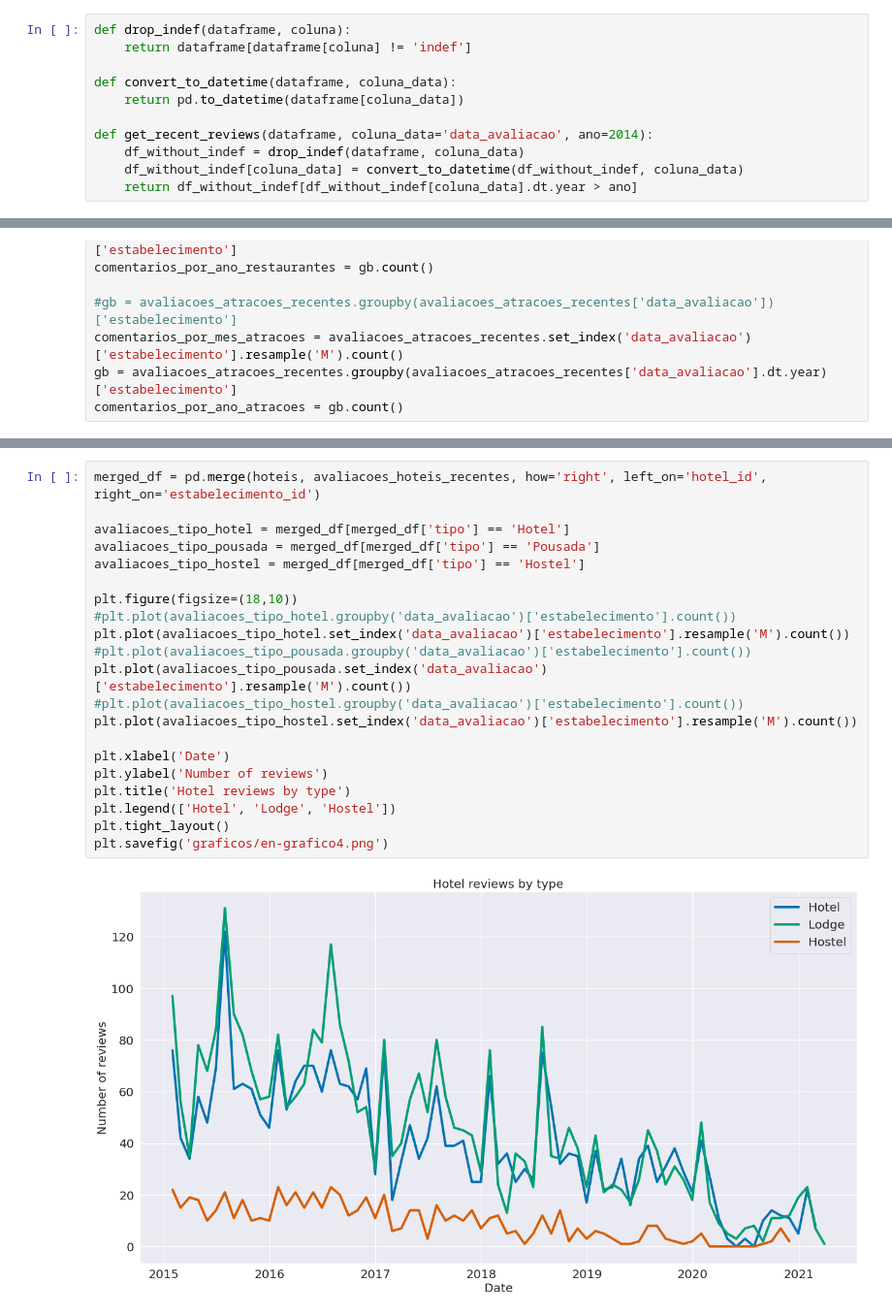
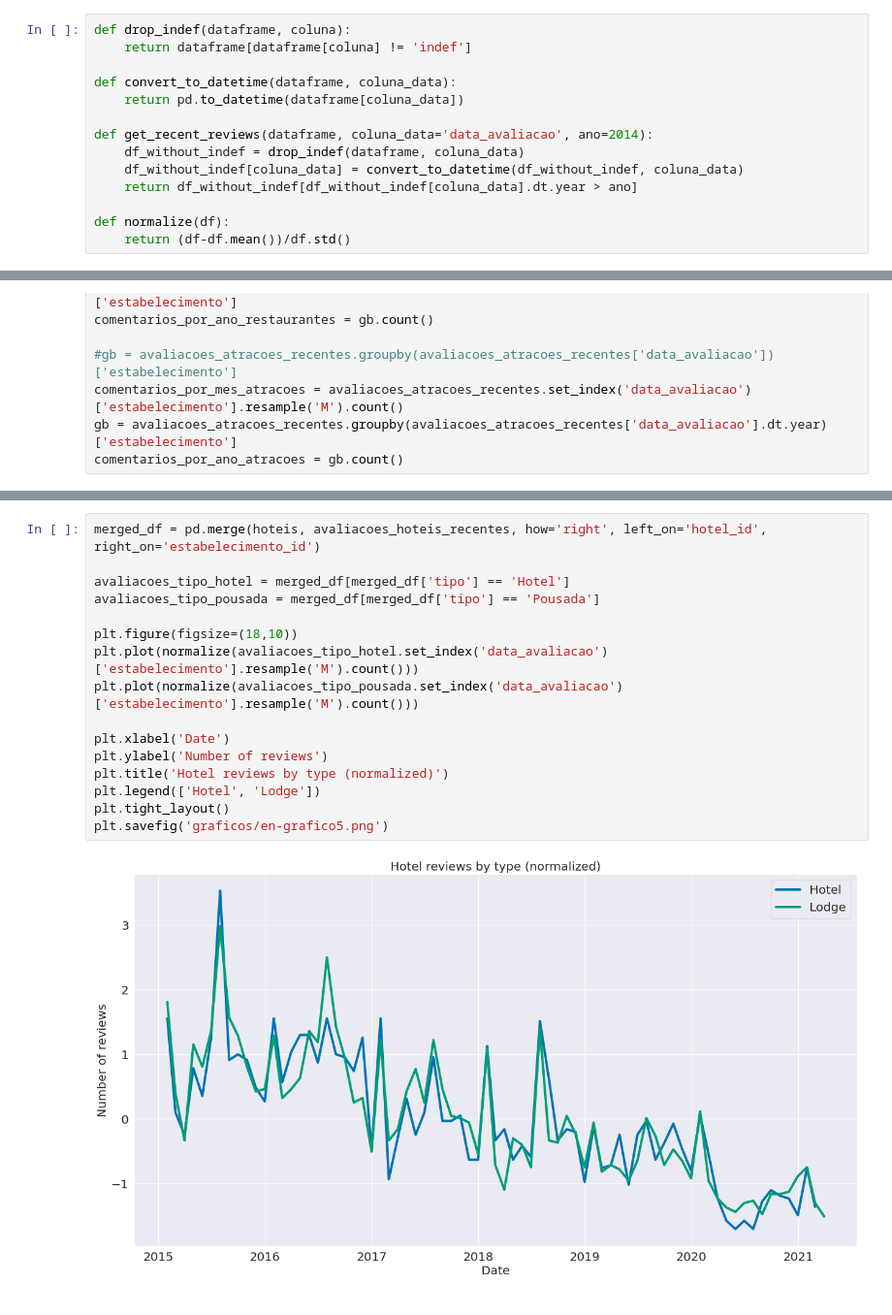
Before and after one commit to viengg/tripadvisor-scraper, a Jupyter notebook: analysis.ipynb, the cells around one changed output, grey strips where cells are left out. Shown at 97% size. Saved outputs shown, nothing was run; the diff lists cells and outputs as text.

```diff
--- a/analysis.ipynb
+++ b/analysis.ipynb
@@ -30,6 +30,9 @@ def get_recent_reviews(dataframe, coluna_data='data_avaliacao', ano=2014):
     df_without_indef = drop_indef(dataframe, coluna_data)
     df_without_indef[coluna_data] = convert_to_datetime(df_without_indef, coluna_data)
     return df_without_indef[df_without_indef[coluna_data].dt.year > ano]
+
+def normalize(df):
+    return (df-df.mean())/df.std()
 # %%
 op_hotel = pd.read_csv('Ouro Preto/hoteis.csv').drop_duplicates('hotel_id')
 print(f'{op_hotel.shape[0]} hoteis em Ouro Preto')
@@ -161,23 +173,18 @@ plt.savefig('graficos/en-grafico3.png')
 # %%
 merged_df = pd.merge(hoteis, avaliacoes_hoteis_recentes, how='right', left_on='hotel_id', right_on='estabelecimento_id')
 
 avaliacoes_tipo_hotel = merged_df[merged_df['tipo'] == 'Hotel']
 avaliacoes_tipo_pousada = merged_df[merged_df['tipo'] == 'Pousada']
-avaliacoes_tipo_hostel = merged_df[merged_df['tipo'] == 'Hostel']
 
 plt.figure(figsize=(18,10))
-#plt.plot(avaliacoes_tipo_hotel.groupby('data_avaliacao')['estabelecimento'].count())
-plt.plot(avaliacoes_tipo_hotel.set_index('data_avaliacao')['estabelecimento'].resample('M').count())
-#plt.plot(avaliacoes_tipo_pousada.groupby('data_avaliacao')['estabelecimento'].count())
-plt.plot(avaliacoes_tipo_pousada.set_index('data_avaliacao')['estabelecimento'].resample('M').count())
-#plt.plot(avaliacoes_tipo_hostel.groupby('data_avaliacao')['estabelecimento'].count())
-plt.plot(avaliacoes_tipo_hostel.set_index('data_avaliacao')['estabelecimento'].resample('M').count())
+plt.plot(normalize(avaliacoes_tipo_hotel.set_index('data_avaliacao')['estabelecimento'].resample('M').count()))
+plt.plot(normalize(avaliacoes_tipo_pousada.set_index('data_avaliacao')['estabelecimento'].resample('M').count()))
 
 plt.xlabel('Date')
 plt.ylabel('Number of reviews')
-plt.title('Hotel reviews by type')
-plt.legend(['Hotel', 'Lodge', 'Hostel'])
+plt.title('Hotel reviews by type (normalized)')
+plt.legend(['Hotel', 'Lodge'])
 plt.tight_layout()
-plt.savefig('graficos/en-grafico4.png')
+plt.savefig('graficos/en-grafico5.png')
 # %% [output]
-[figure, old version]
+[figure, new version]
```
Also changed, not shown: parts of 17 cells of this notebook, 17 other files.
